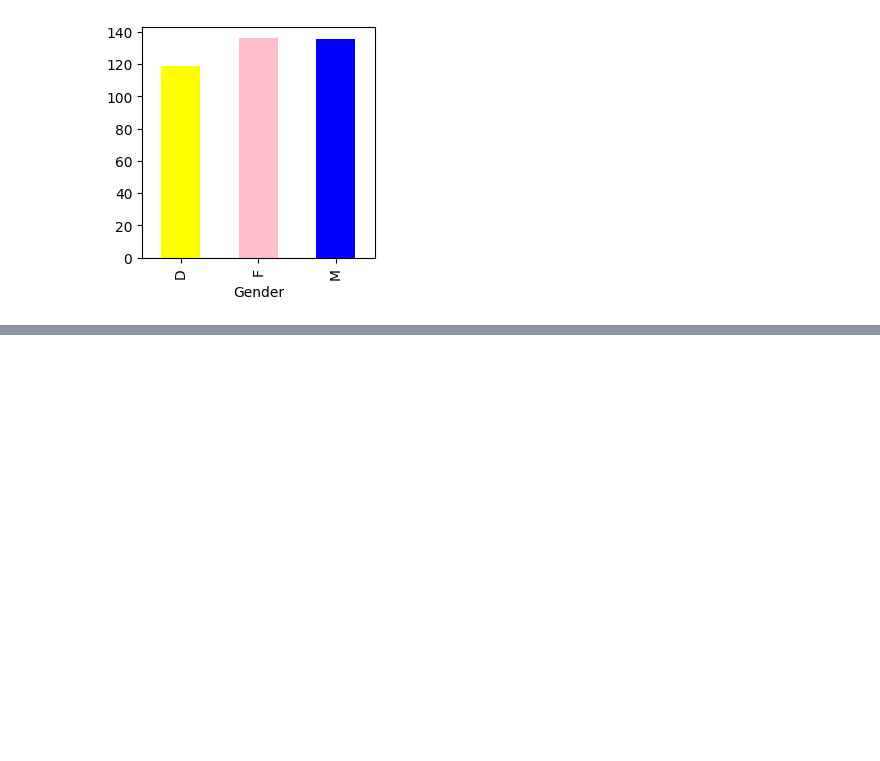
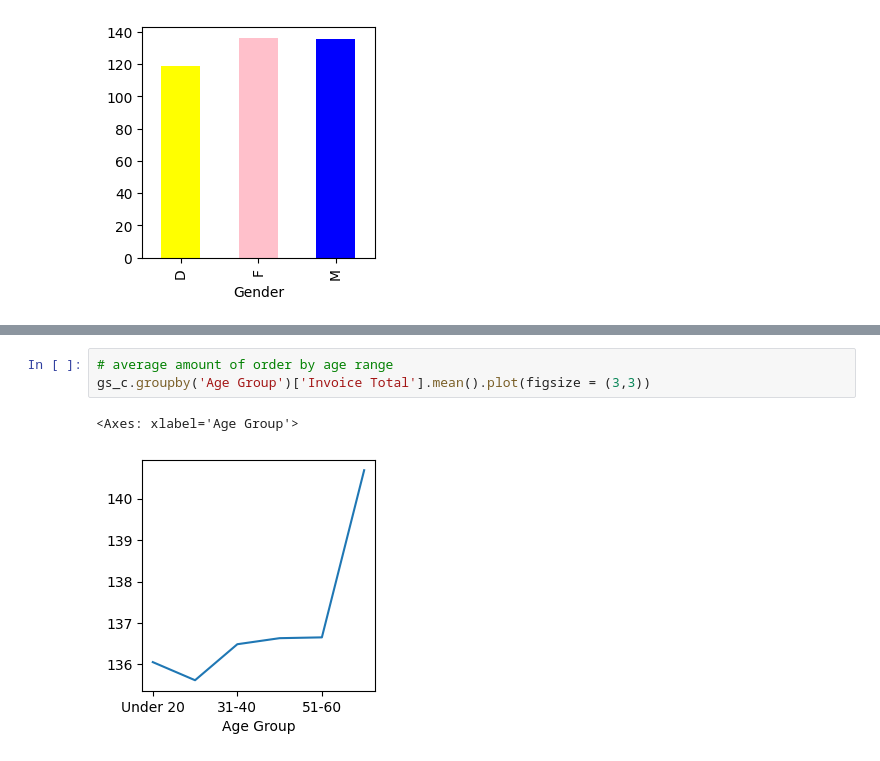
Before and after one commit to h102136/fashion_market_anaylsis, a Jupyter notebook: analysis.ipynb, the cells around one changed output, grey strips where cells are left out. Drawn from its saved outputs; the diff is of its cells as text; blank space fills up the shorter version.

```diff
--- a/analysis.ipynb
+++ b/analysis.ipynb
@@ -199,0 +221,6 @@ gs_c.groupby('Gender')['Invoice Total'].mean().plot.bar(figsize = (3,3), color =
+# %%
+# average amount of order by age range
+gs_c.groupby('Age Group')['Invoice Total'].mean().plot(figsize = (3,3))
+# %% [output]
+<Axes: xlabel='Age Group'>
+[figure, added]
```
Also changed, not shown: parts of 2 cells of this notebook.
